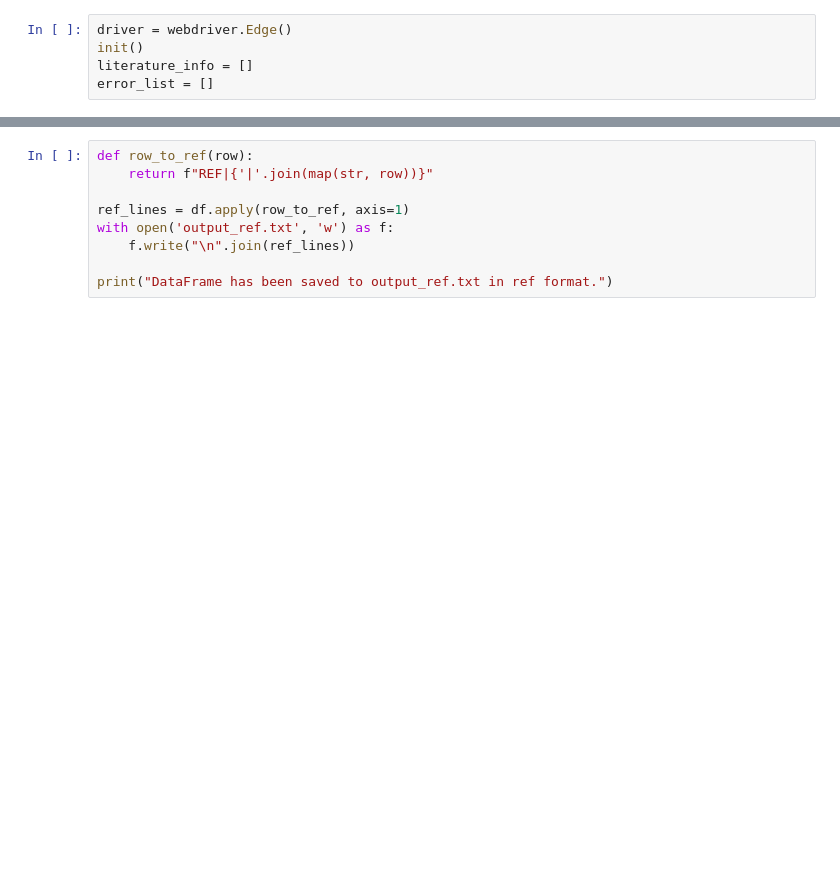
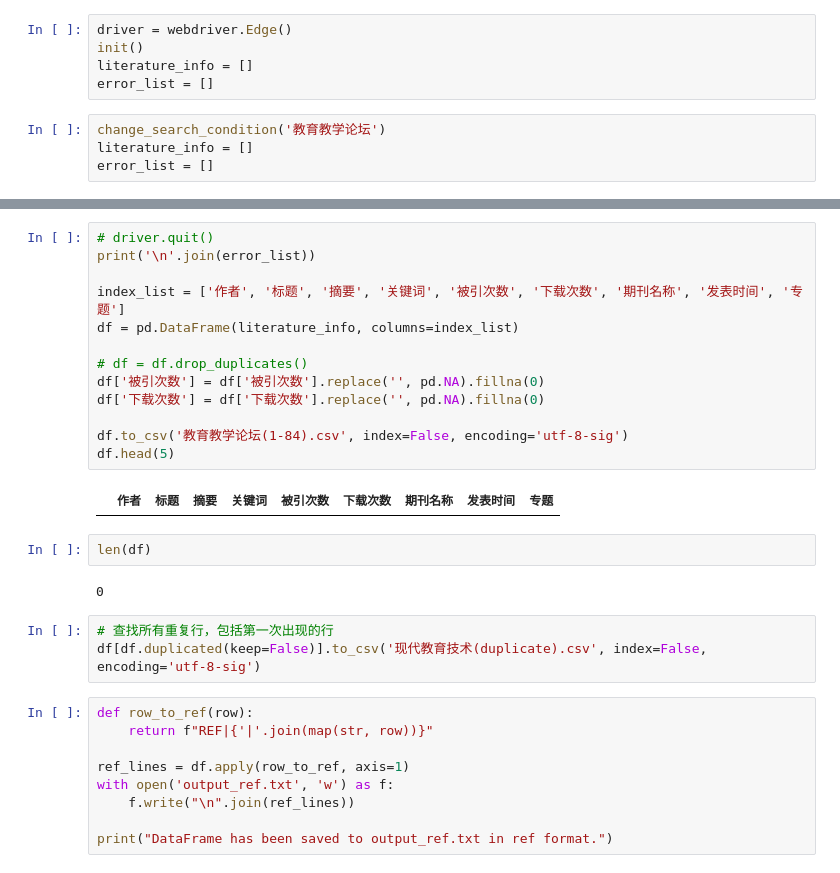
Before and after one commit to Mr-xiaotian/spider_example, a Jupyter notebook: cnki/selenium/zhi_spider_sele.ipynb, the cells around one changed output, grey strips where cells are left out. Drawn from its saved outputs; the diff is of its cells as text; blank space fills up the shorter version.

```diff
--- a/cnki/selenium/zhi_spider_sele.ipynb
+++ b/cnki/selenium/zhi_spider_sele.ipynb
@@ -215,4 +221,8 @@ driver = webdriver.Edge()
 init()
 literature_info = []
 error_list = []
+# %%
+change_search_condition('教育教学论坛')
+literature_info = []
+error_list = []
 # %%
@@ -250,3 +254,25 @@ df.head(5)
+# %%
+# driver.quit()
+print('\n'.join(error_list))
+
+index_list = ['作者', '标题', '摘要', '关键词', '被引次数', '下载次数', '期刊名称', '发表时间', '专题']
+df = pd.DataFrame(literature_info, columns=index_list)
+
+# df = df.drop_duplicates()
+df['被引次数'] = df['被引次数'].replace('', pd.NA).fillna(0)
+df['下载次数'] = df['下载次数'].replace('', pd.NA).fillna(0)
+
+df.to_csv('教育教学论坛(1-84).csv', index=False, encoding='utf-8-sig')
+df.head(5)
+# %% [output]
+|  | 作者 | 标题 | 摘要 | 关键词 | 被引次数 | 下载次数 | 期刊名称 | 发表时间 | 专题 |
+# %%
+len(df)
+# %% [output]
+0
+# %%
+# 查找所有重复行，包括第一次出现的行
+df[df.duplicated(keep=False)].to_csv('现代教育技术(duplicate).csv', index=False, encoding='utf-8-sig')
 # %%
 def row_to_ref(row):
     return f"REF|{'|'.join(map(str, row))}"
```
Also changed, not shown: parts of 2 cells of this notebook.
